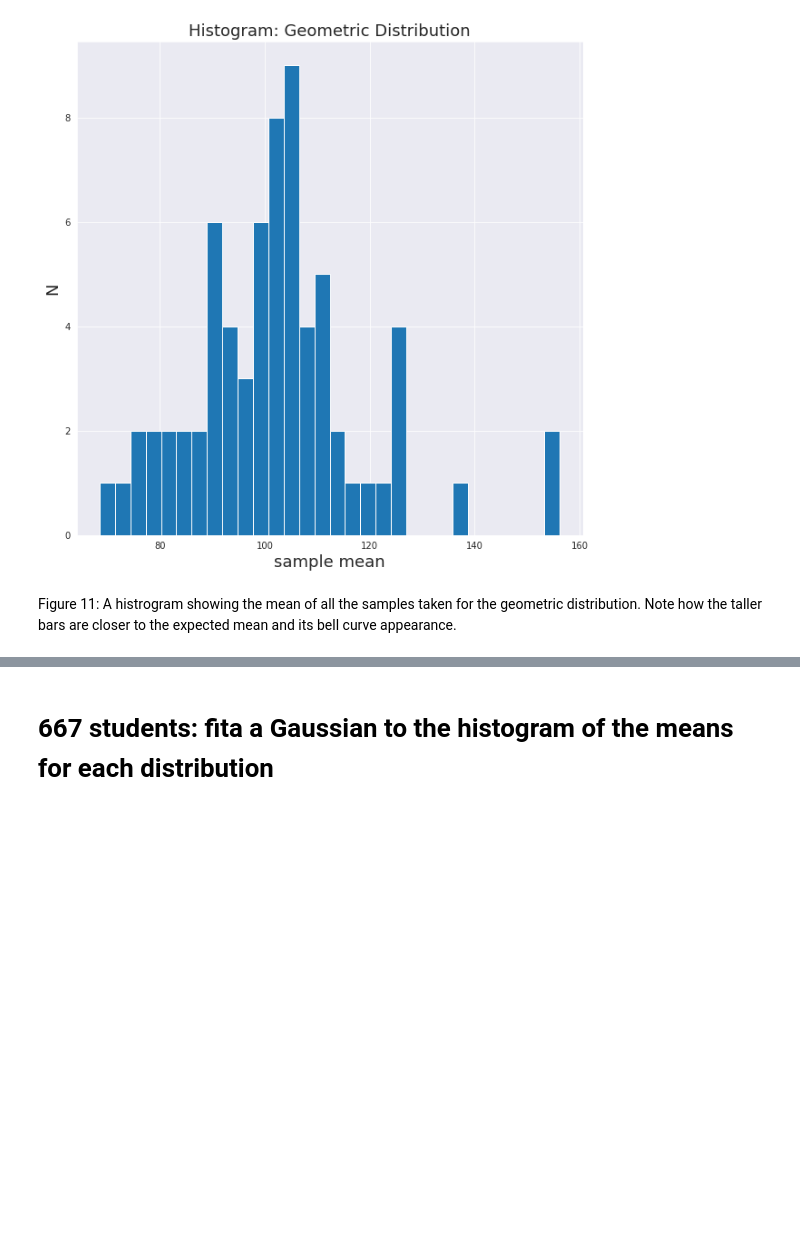
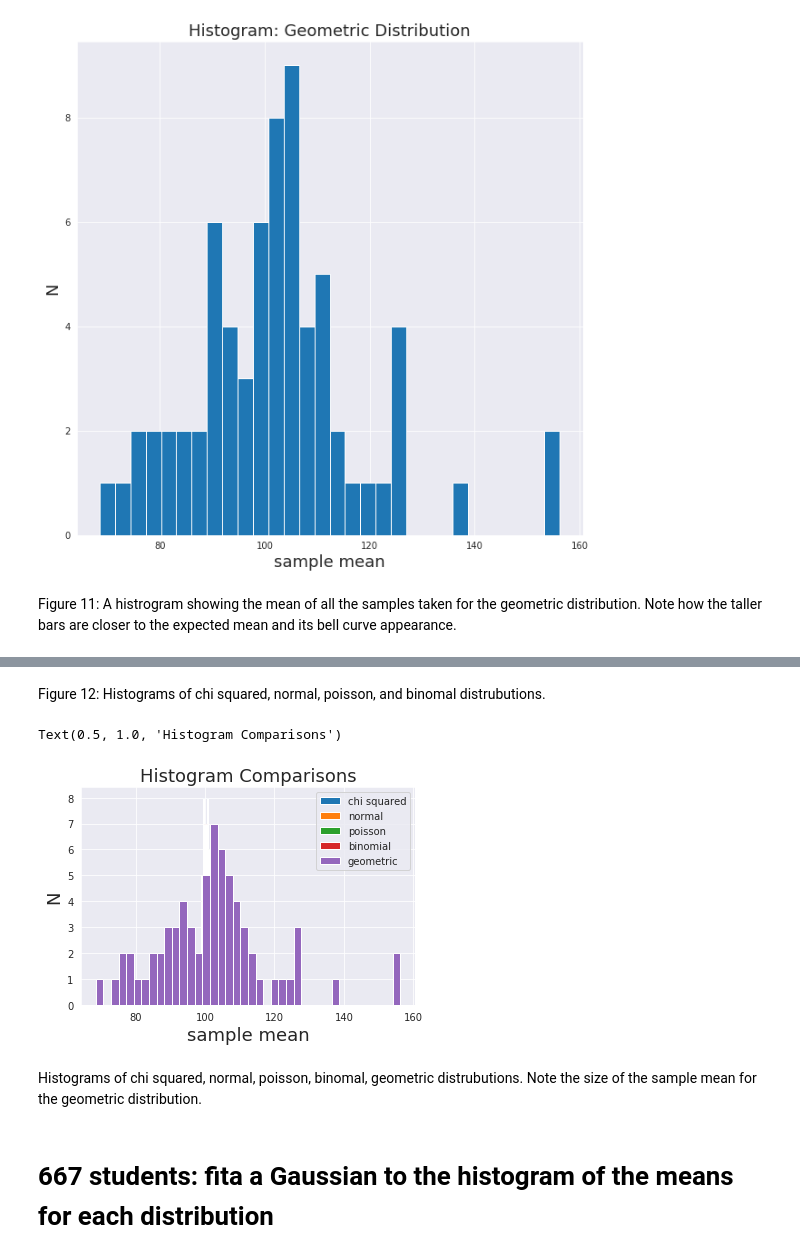
Before and after one commit to fedhere/DSPS_cHarty, a Jupyter notebook: HW2/DSPS_cHarty_HW2_2_.ipynb, the cells around one changed output, grey strips where cells are left out. Saved outputs shown, nothing was run; the diff lists cells and outputs as text; code cells hidden in the pictures; blank space fills up the shorter version.

```diff
--- a/HW2/DSPS_cHarty_HW2_2_.ipynb
+++ b/HW2/DSPS_cHarty_HW2_2_.ipynb
@@ -364,3 +377,21 @@ These graphs show that the sample mean varies bewteen distributions, even when t
+# %% [markdown]
+Figure 12: Histograms of chi squared, normal, poisson, and binomal distrubutions.
+# %%
+pl.hist(list(md['chisq']['means'].values()), bins=40, label='chi squared');
+pl.hist(list(md['normal']['means'].values()), bins=40, label='normal');
+pl.hist(list(md['poisson']['means'].values()), bins=40, label='poisson');
+pl.hist(list(md['binomial']['means'].values()), bins=40, label='binomial');
+pl.hist(list(md['geometric']['means'].values()), bins=40, label='geometric');
+
+pl.legend()
+pl.xlabel('sample mean', fontsize = 18)
+pl.ylabel('N', fontsize = 18)
+pl.title('Histogram Comparisons', fontsize=18)
+# %% [output]
+Text(0.5, 1.0, 'Histogram Comparisons')
+[figure, added]
+# %% [markdown]
+Histograms of chi squared, normal, poisson, binomal, geometric distrubutions. Note the size of the sample mean for the geometric distribution.
 # %% [markdown]
 # 667 students: fita  a Gaussian to the histogram of the means for each distribution
 # %% [markdown]
```
Also changed, not shown: parts of 2 cells of this notebook.
